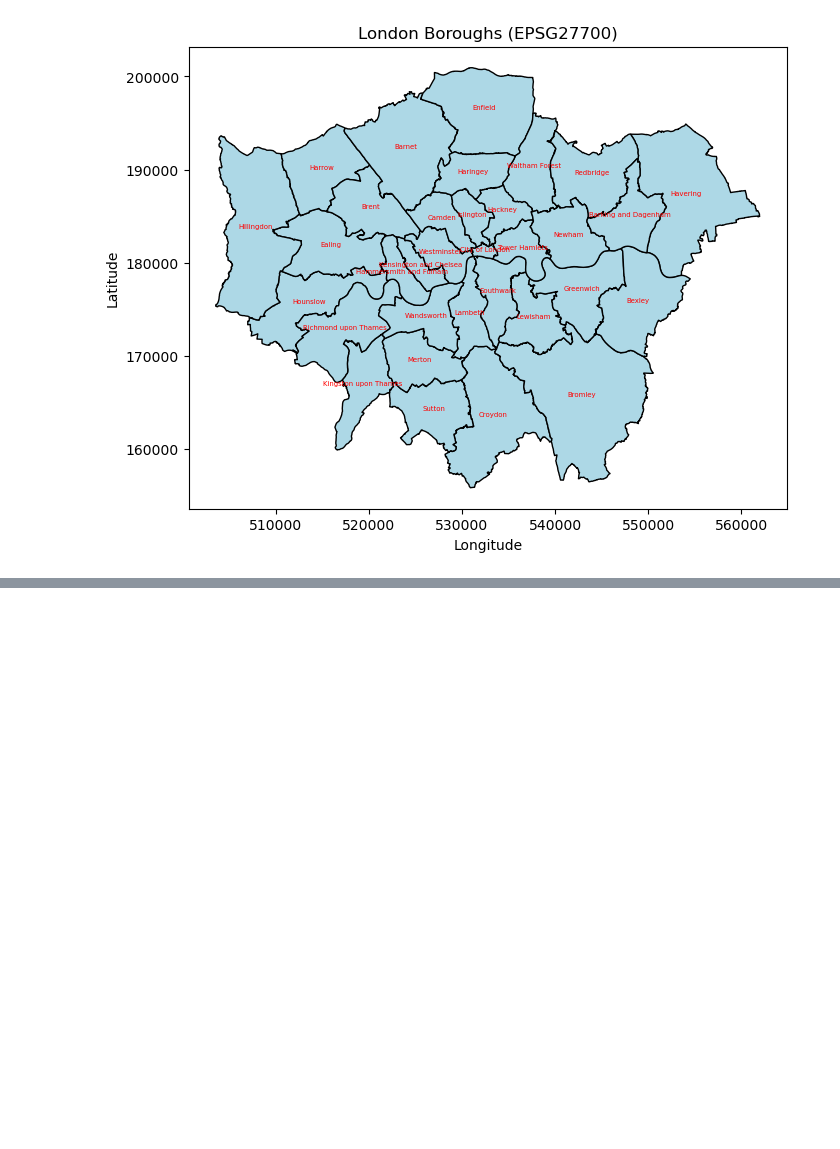
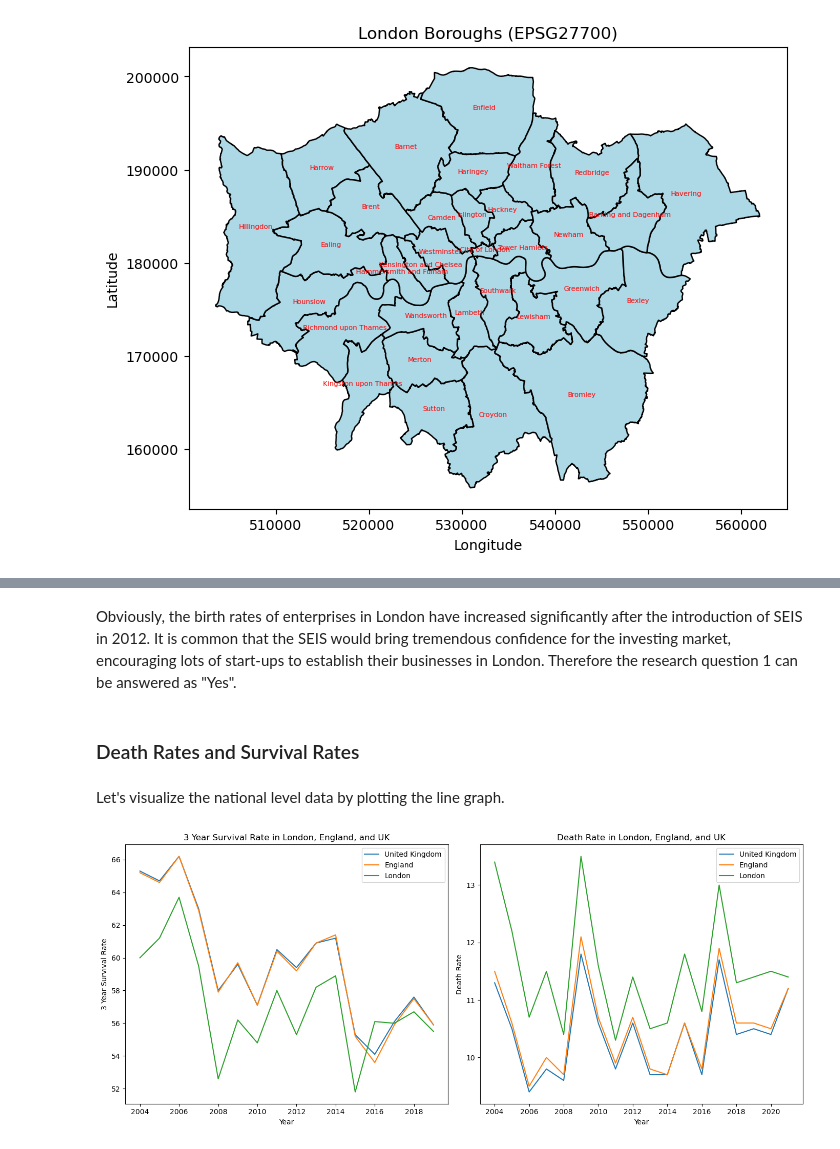
Before and after one commit to BohaoSuCC/BohaoSuCSSS, a Jupyter notebook: ASSESSMENT/Coursework_BohaoSu.ipynb, the cells around one changed output, grey strips where cells are left out. Drawn from its saved outputs; the diff is of its cells as text; code cells hidden in the pictures; blank space fills up the shorter version.

```diff
--- a/ASSESSMENT/Coursework_BohaoSu.ipynb
+++ b/ASSESSMENT/Coursework_BohaoSu.ipynb
@@ -116,0 +168,9 @@ Business = Business.replace(':', pd.NA)
+# %%
+# drop all rows where year is 2002, 2003, 2020, 2021 and 2022
+Business0419 = Business[(Business['year'] != '2002') & (Business['year'] != '2003') & (Business['year'] != '2019') & (Business['year'] != '2020') & (Business['year'] != '2021') & (Business['year'] != '2022')]
+# %%
+# change the 'year' to interger type
+Business0419['year'] = Business0419['year'].astype(int)
+# %%
+# merge the Economic data with the Business0419 data
+DF = pd.merge(Business0419, Economic, on=['year'])
@@ -116,0 +191,4 @@ Business = Business.replace(':', pd.NA)
+# %%
+# select all the rows where 'code' is not start with 'E09'
+nation = DF[~DF['code'].str.startswith('E09')]
+nation.sample(4)
@@ -116,0 +317,39 @@ Business = Business.replace(':', pd.NA)
+# %% [markdown]
+Obviously, the birth rates of enterprises in London have increased significantly after the introduction of SEIS in 2012. It is common that the SEIS would bring tremendous confidence for the investing market, encouraging lots of start-ups to establish their businesses in London. Therefore the research question 1 can be answered as "Yes".
+# %% [markdown]
+### Death Rates and Survival Rates
+# %% [markdown]
+Let's visualize the national level data by plotting the line graph.
+# %%
+# plot the line graph based on the 'death_rate' column in nation data, where 'year' is the x-axis, and 'name' is 'UK' or 'England' for two lines
+nation_uk = nation[nation['area'] == 'United Kingdom']
+nation_england = nation[nation['area'] == 'England']
+nation_london = nation[nation['area'] == 'London']
+
+fig, axs = plt.subplots(1, 2, figsize=(14, 6))
+
+# First plot: 3 Year Survival Rate
+axs[0].plot(nation_uk['year'], nation_uk['3_year_survival_rate'], label='United Kingdom')
+axs[0].plot(nation_england['year'], nation_england['3_year_survival_rate'], label='England')
+axs[0].plot(nation_london['year'], nation_london['3_year_survival_rate'], label='London')
+axs[0].set_title('3 Year Survival Rate in London, England, and UK')
+axs[0].set_xlabel('Year')
+axs[0].set_ylabel('3 Year Survival Rate')
+axs[0].legend()
+axs[0].xaxis.set_major_locator(plt.MaxNLocator(integer=True))
+
+# Second plot: Death Rate
+axs[1].plot(nation_uk['year'], nation_uk['death_rate'], label='United Kingdom')
+axs[1].plot(nation_england['year'], nation_england['death_rate'], label='England')
+axs[1].plot(nation_london['year'], nation_london['death_rate'], label='London')
+axs[1].set_title('Death Rate in London, England, and UK')
+axs[1].set_xlabel('Year')
+axs[1].set_ylabel('Death Rate')
+axs[1].legend()
+axs[1].xaxis.set_major_locator(plt.MaxNLocator(integer=True))
+
+plt.tight_layout()
+
+plt.show()
+# %% [output]
+[figure, added]
```
Also changed, not shown: parts of 99 cells of this notebook, 7 other files.
